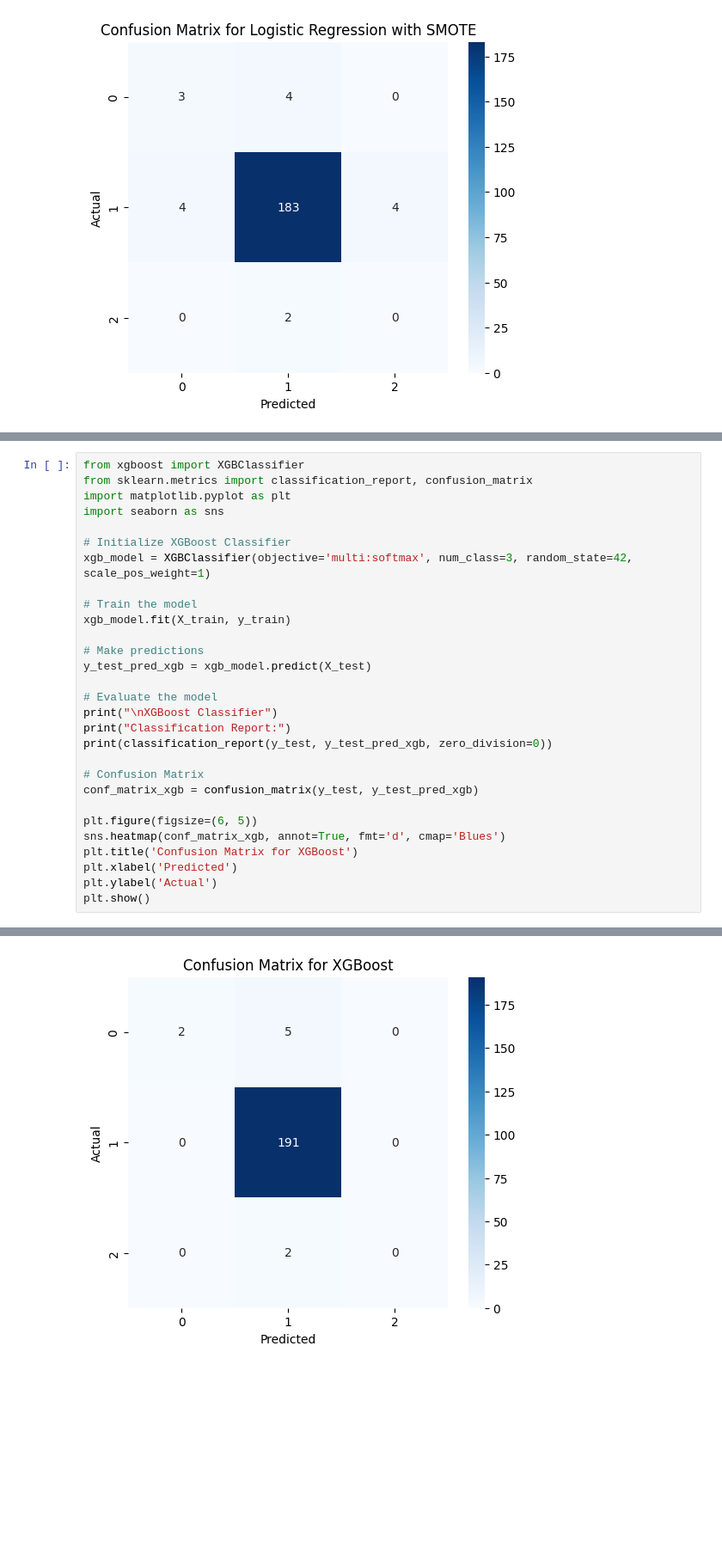
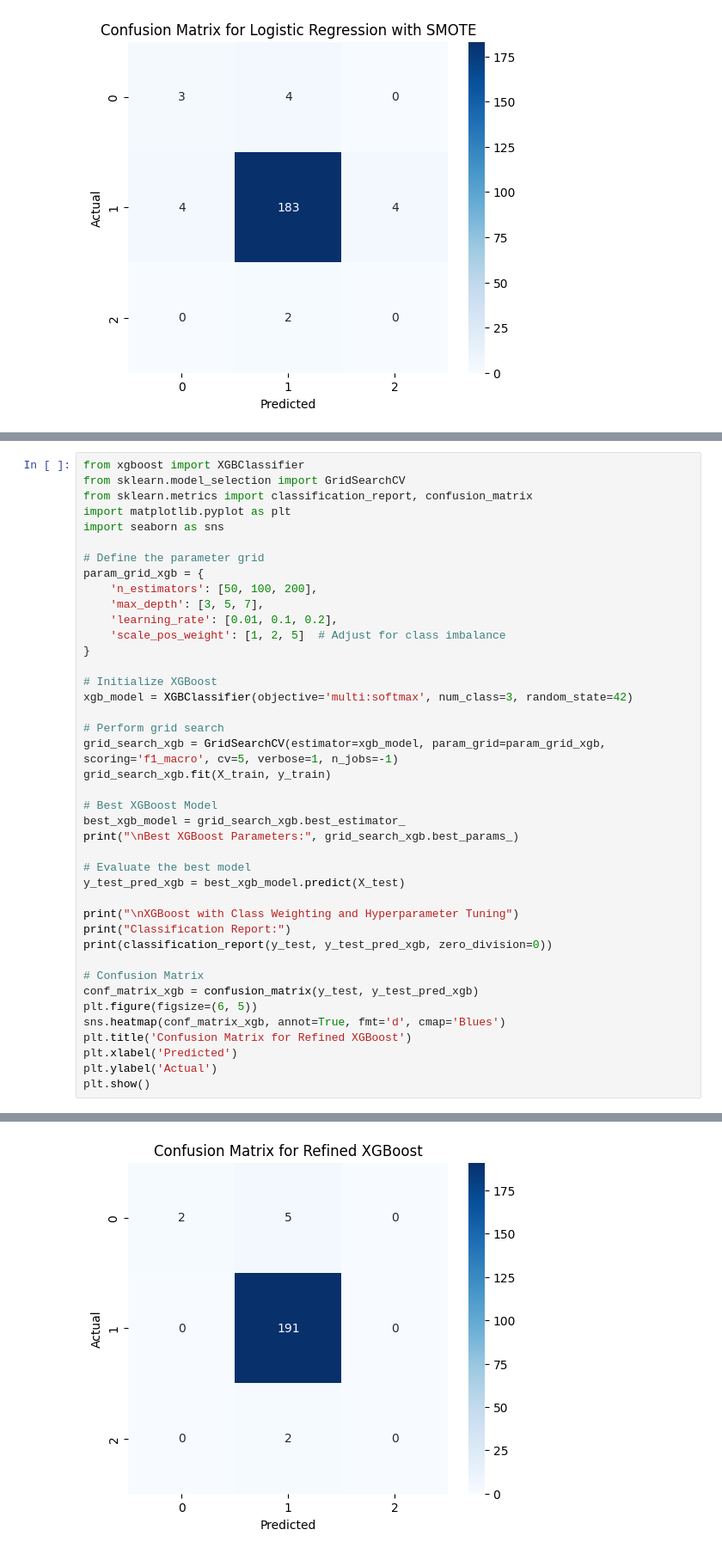
Before and after one commit to njokinjuguna/Machine-learning-Models, a Jupyter notebook: cancerpredictiveanalysisinkenya.ipynb, the cells around one changed output, grey strips where cells are left out. Shown at 86% size. Cells and saved outputs as stored; diff of their text form; blank space fills up the shorter version.

```diff
--- a/cancerpredictiveanalysisinkenya.ipynb
+++ b/cancerpredictiveanalysisinkenya.ipynb
@@ -982,29 +1013,41 @@ Age_Group_41-60: 0.0188
 # %%
 from xgboost import XGBClassifier
+from sklearn.model_selection import GridSearchCV
 from sklearn.metrics import classification_report, confusion_matrix
 import matplotlib.pyplot as plt
 import seaborn as sns
 
-# Initialize XGBoost Classifier
-xgb_model = XGBClassifier(objective='multi:softmax', num_class=3, random_state=42, scale_pos_weight=1)
+# Define the parameter grid
+param_grid_xgb = {
+    'n_estimators': [50, 100, 200],
+    'max_depth': [3, 5, 7],
+    'learning_rate': [0.01, 0.1, 0.2],
+    'scale_pos_weight': [1, 2, 5]  # Adjust for class imbalance
+}
 
-# Train the model
-xgb_model.fit(X_train, y_train)
+# Initialize XGBoost
+xgb_model = XGBClassifier(objective='multi:softmax', num_class=3, random_state=42)
 
-# Make predictions
-y_test_pred_xgb = xgb_model.predict(X_test)
+# Perform grid search
+grid_search_xgb = GridSearchCV(estimator=xgb_model, param_grid=param_grid_xgb, scoring='f1_macro', cv=5, verbose=1, n_jobs=-1)
+grid_search_xgb.fit(X_train, y_train)
 
-# Evaluate the model
-print("\nXGBoost Classifier")
+# Best XGBoost Model
+best_xgb_model = grid_search_xgb.best_estimator_
+print("\nBest XGBoost Parameters:", grid_search_xgb.best_params_)
+
+# Evaluate the best model
+y_test_pred_xgb = best_xgb_model.predict(X_test)
+
+print("\nXGBoost with Class Weighting and Hyperparameter Tuning")
 print("Classification Report:")
 print(classification_report(y_test, y_test_pred_xgb, zero_division=0))
 
 # Confusion Matrix
 conf_matrix_xgb = confusion_matrix(y_test, y_test_pred_xgb)
-
 plt.figure(figsize=(6, 5))
 sns.heatmap(conf_matrix_xgb, annot=True, fmt='d', cmap='Blues')
-plt.title('Confusion Matrix for XGBoost')
+plt.title('Confusion Matrix for Refined XGBoost')
 plt.xlabel('Predicted')
 plt.ylabel('Actual')
 plt.show()
@@ -1026 +1072 @@ weighted avg       0.96      0.96      0.95       200
-[figure, old version]
+[figure, new version]
```
Also changed, not shown: parts of 7 cells of this notebook.
